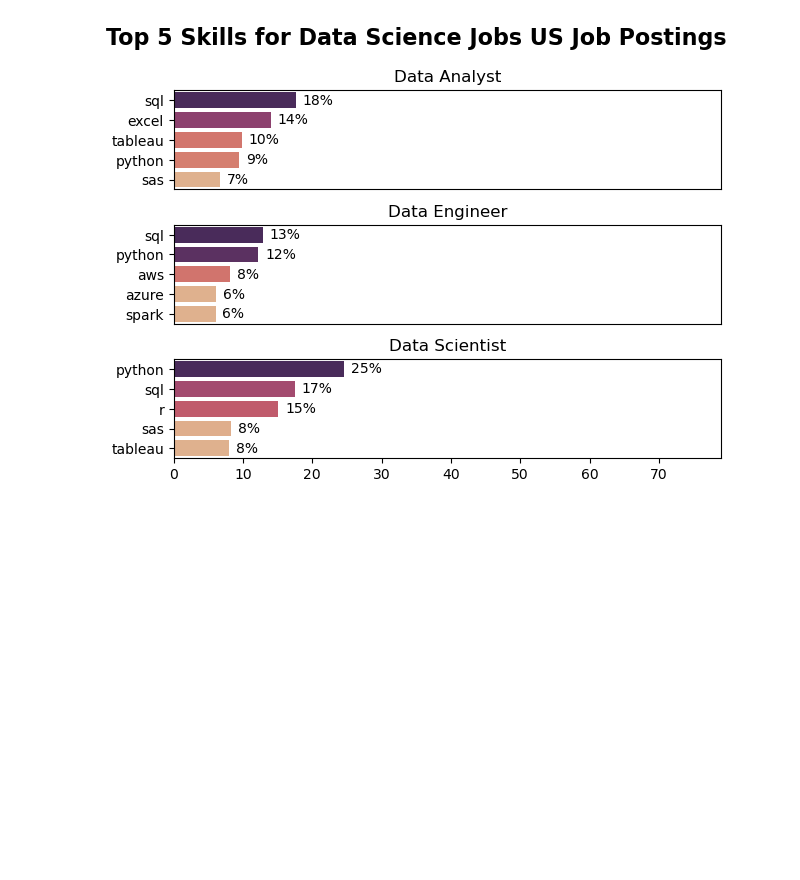
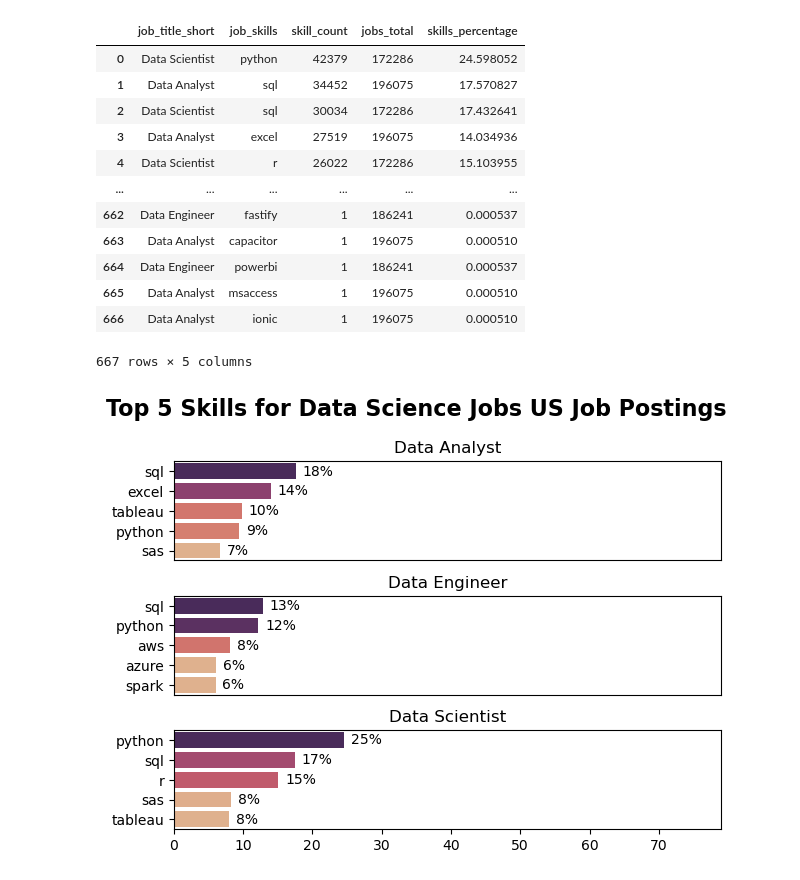
Before and after one commit to iTom72/Data-Analysis-Using-Python, a Jupyter notebook: 2_Skills_Count.ipynb, the cells around one changed output. Saved outputs shown, nothing was run; the diff lists cells and outputs as text; code cells hidden in the pictures; blank space fills up the shorter version.

```diff
--- a/2_Skills_Count.ipynb
+++ b/2_Skills_Count.ipynb
@@ -32,6 +32,22 @@ csv_job_title_count = csv['job_title_short'].value_counts().reset_index(name='jo
 csv_skills_perc = pd.merge(left=csv_grouped, right=csv_job_title_count, how='left', on='job_title_short')
 # %%
 csv_skills_perc['skills_percentage'] = 100 * csv_skills_perc['skill_count'] / csv_skills_perc['jobs_total']
+# %%
+csv_skills_perc
+# %% [output]
+|  | job_title_short | job_skills | skill_count | jobs_total | skills_percentage |
+| 0 | Data Scientist | python | 42379 | 172286 | 24.598052 |
+| 1 | Data Analyst | sql | 34452 | 196075 | 17.570827 |
+| 2 | Data Scientist | sql | 30034 | 172286 | 17.432641 |
+| 3 | Data Analyst | excel | 27519 | 196075 | 14.034936 |
+| 4 | Data Scientist | r | 26022 | 172286 | 15.103955 |
+| ... | ... | ... | ... | ... | ... |
+| 662 | Data Engineer | fastify | 1 | 186241 | 0.000537 |
+| 663 | Data Analyst | capacitor | 1 | 196075 | 0.000510 |
+| 664 | Data Engineer | powerbi | 1 | 186241 | 0.000537 |
+| 665 | Data Analyst | msaccess | 1 | 196075 | 0.000510 |
+| 666 | Data Analyst | ionic | 1 | 196075 | 0.000510 |
+667 rows × 5 columns
 # %%
 fig, ax = plt.subplots(len(top_3_jobs), 1)
 
```
Also changed, not shown: 1 other file.
